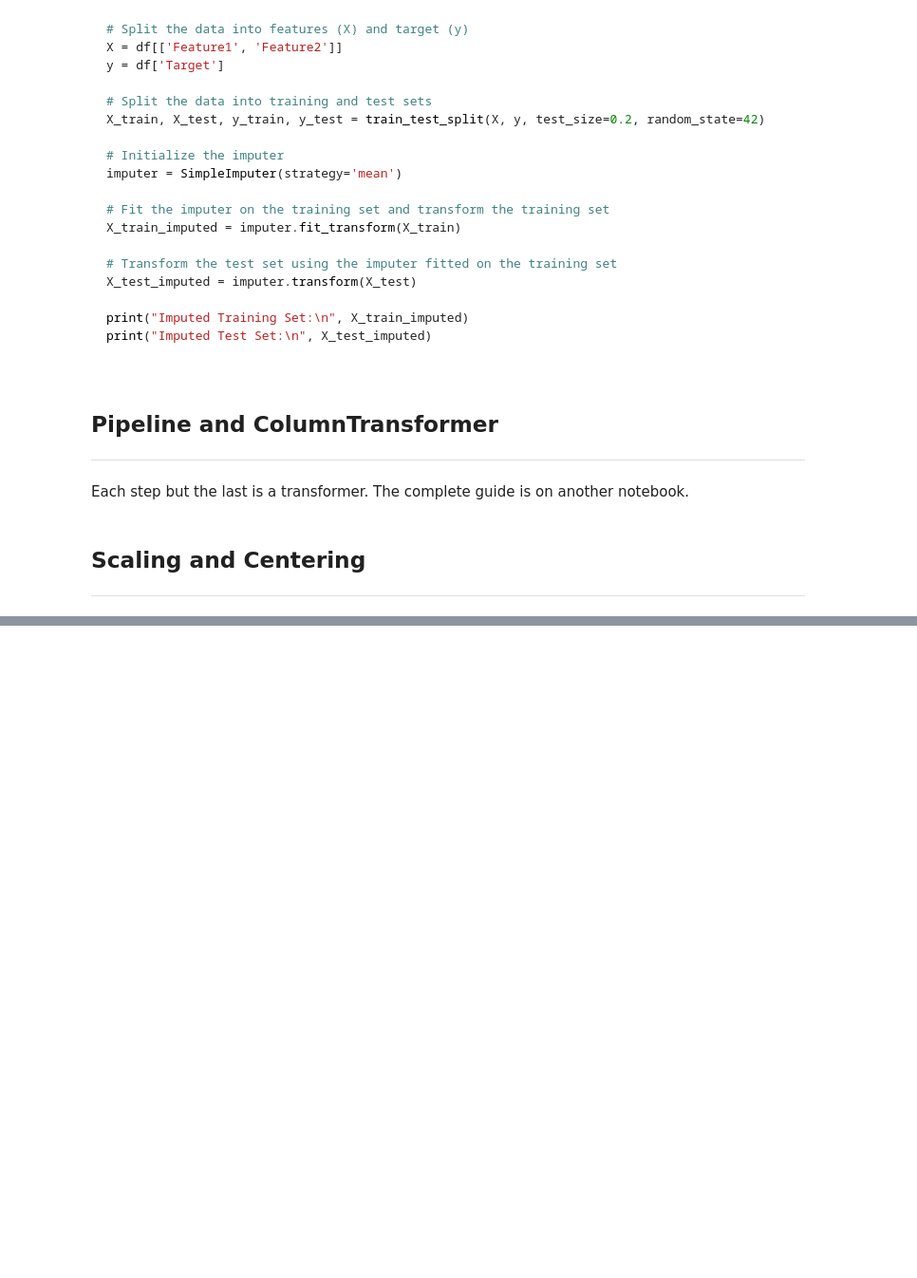
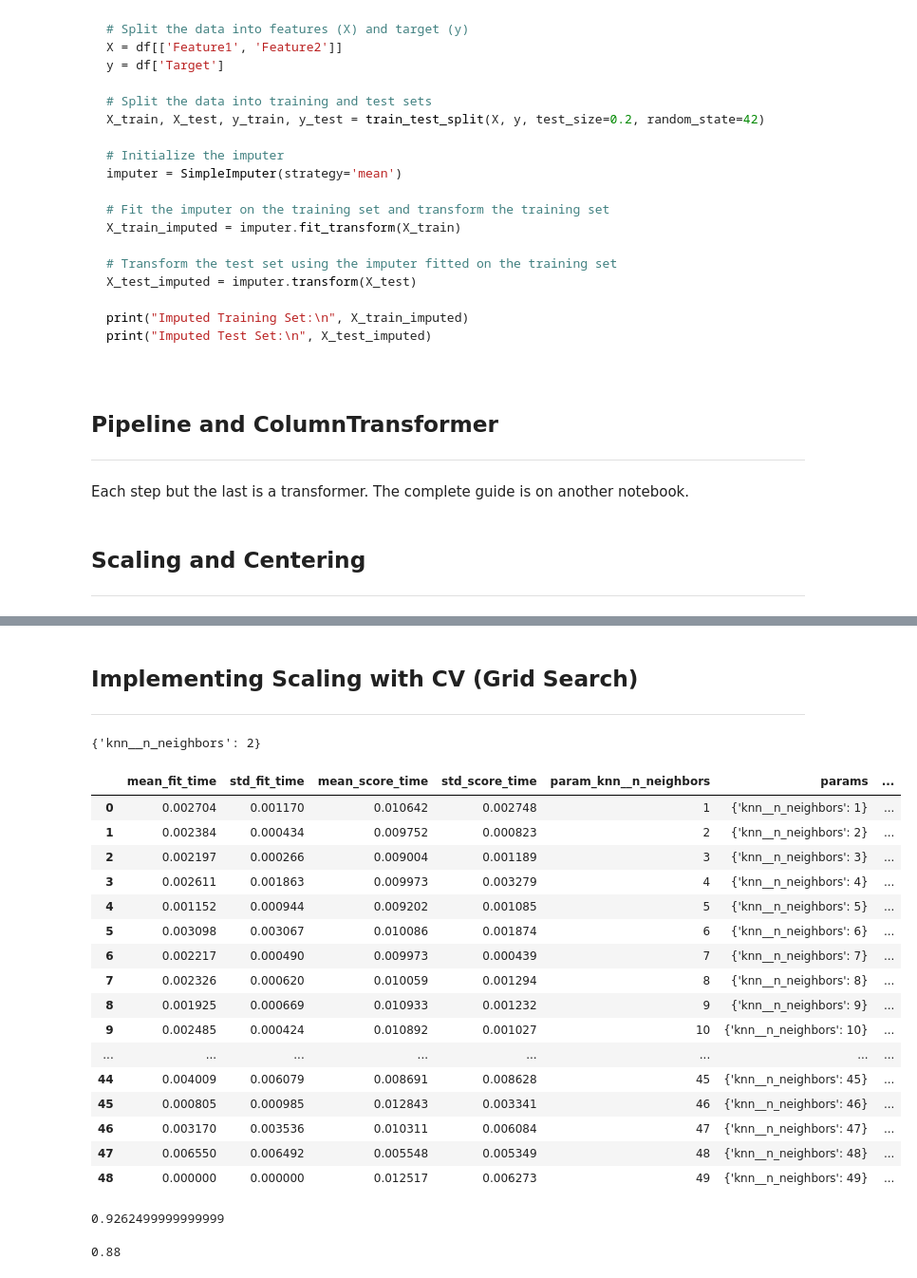
Before and after one commit to kimodri/ML-Courses, a Jupyter notebook: Notes/Preprocessing_and_Pipelines.ipynb, the cells around one changed output, grey strips where cells are left out. Shown at 95% size. Saved outputs shown, nothing was run; the diff lists cells and outputs as text; code cells hidden in the pictures; blank space fills up the shorter version.

```diff
--- a/Notes/Preprocessing_and_Pipelines.ipynb
+++ b/Notes/Preprocessing_and_Pipelines.ipynb
@@ -239,0 +320,60 @@ Each step but the last is a transformer. The complete guide is on another notebo
+# %% [markdown]
+## Implementing Scaling with CV (Grid Search)
+
+---
+# %%
+from sklearn.preprocessing import StandardScaler
+from sklearn.pipeline import Pipeline
+from sklearn.neighbors import KNeighborsClassifier
+from sklearn.model_selection import GridSearchCV
+from sklearn.model_selection import train_test_split, KFold
+import numpy as np
+
+X = music_df.drop("genre", axis = 1).values
+y = music_df['genre'].values
+X_train, X_test, y_train, y_test = train_test_split(X, y, test_size = 0.2, random_state = 42)
+
+
+pipeline = Pipeline([('scaler', StandardScaler()),
+                    ('knn', KNeighborsClassifier())])
+
+# knn_scaled = pipeline.fit(X_train, y_train) # why assign this? Why ml model do not need assignemnt when you fit
+
+# knn_scaled.predict(X_test) # is this necessary?
+
+kf = KFold(n_splits = 5, shuffle = True, random_state = 42)
+
+cv = GridSearchCV(pipeline, {'knn__n_neighbors' : np.arange(1, 50)}, cv = kf)
+
+cv.fit(X_train, y_train)
+y_pred = cv.predict(X_test)
+print(cv.best_params_)
+df = pd.DataFrame(cv.cv_results_)
+df
+# %% [output]
+{'knn__n_neighbors': 2}
+|  | mean_fit_time | std_fit_time | mean_score_time | std_score_time | param_knn__n_neighbors | params | ... |
+| 0 | 0.002704 | 0.001170 | 0.010642 | 0.002748 | 1 | {'knn__n_neighbors': 1} | ... |
+| 1 | 0.002384 | 0.000434 | 0.009752 | 0.000823 | 2 | {'knn__n_neighbors': 2} | ... |
+| 2 | 0.002197 | 0.000266 | 0.009004 | 0.001189 | 3 | {'knn__n_neighbors': 3} | ... |
+| 3 | 0.002611 | 0.001863 | 0.009973 | 0.003279 | 4 | {'knn__n_neighbors': 4} | ... |
+| 4 | 0.001152 | 0.000944 | 0.009202 | 0.001085 | 5 | {'knn__n_neighbors': 5} | ... |
+| 5 | 0.003098 | 0.003067 | 0.010086 | 0.001874 | 6 | {'knn__n_neighbors': 6} | ... |
+| 6 | 0.002217 | 0.000490 | 0.009973 | 0.000439 | 7 | {'knn__n_neighbors': 7} | ... |
+| 7 | 0.002326 | 0.000620 | 0.010059 | 0.001294 | 8 | {'knn__n_neighbors': 8} | ... |
+| 8 | 0.001925 | 0.000669 | 0.010933 | 0.001232 | 9 | {'knn__n_neighbors': 9} | ... |
+| 9 | 0.002485 | 0.000424 | 0.010892 | 0.001027 | 10 | {'knn__n_neighbors': 10} | ... |
+| ... | ... | ... | ... | ... | ... | ... | ... |
+| 44 | 0.004009 | 0.006079 | 0.008691 | 0.008628 | 45 | {'knn__n_neighbors': 45} | ... |
+| 45 | 0.000805 | 0.000985 | 0.012843 | 0.003341 | 46 | {'knn__n_neighbors': 46} | ... |
+| 46 | 0.003170 | 0.003536 | 0.010311 | 0.006084 | 47 | {'knn__n_neighbors': 47} | ... |
+| 47 | 0.006550 | 0.006492 | 0.005548 | 0.005349 | 48 | {'knn__n_neighbors': 48} | ... |
+| 48 | 0.000000 | 0.000000 | 0.012517 | 0.006273 | 49 | {'knn__n_neighbors': 49} | ... |
+# %%
+cv.best_score_
+# %% [output]
+0.9262499999999999
+# %%
+cv.score(X_test, y_test)
+# %% [output]
+0.88
```
Also changed, not shown: parts of 12 cells of this notebook, 1 other file.
